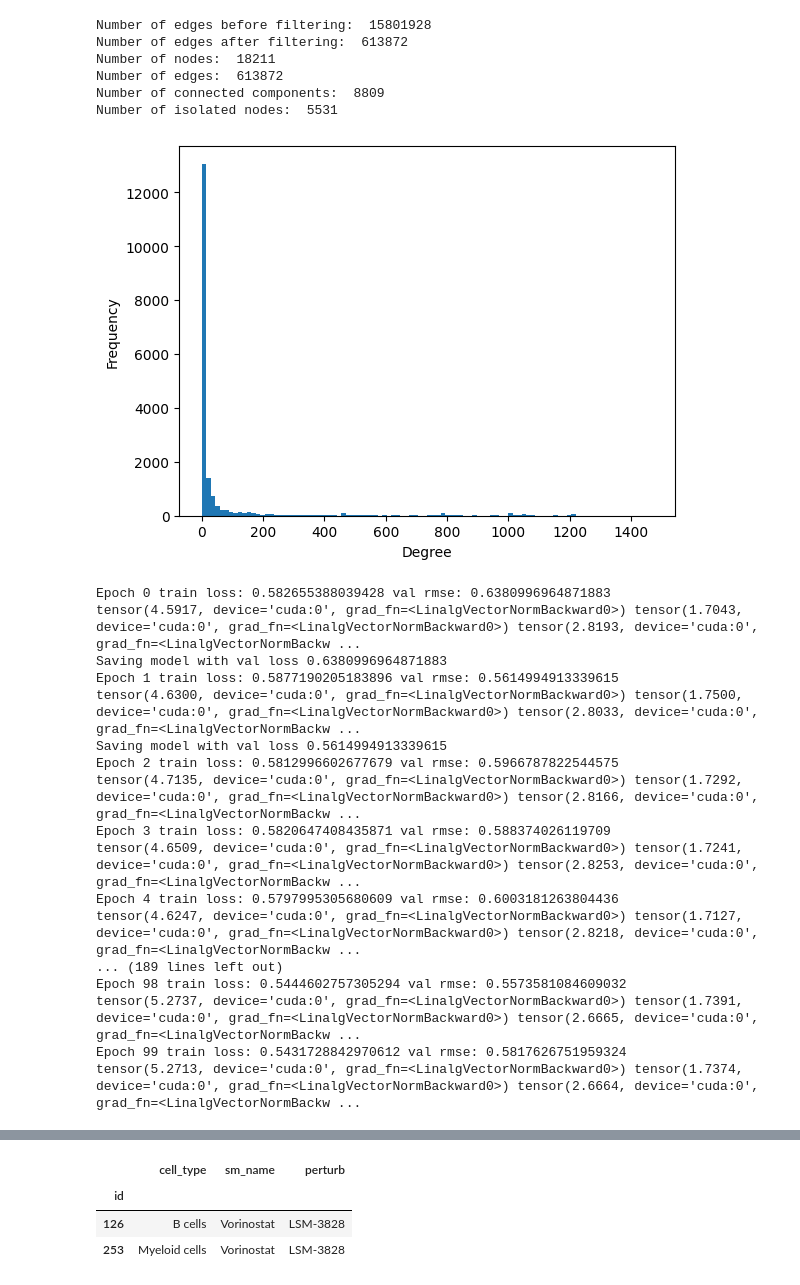
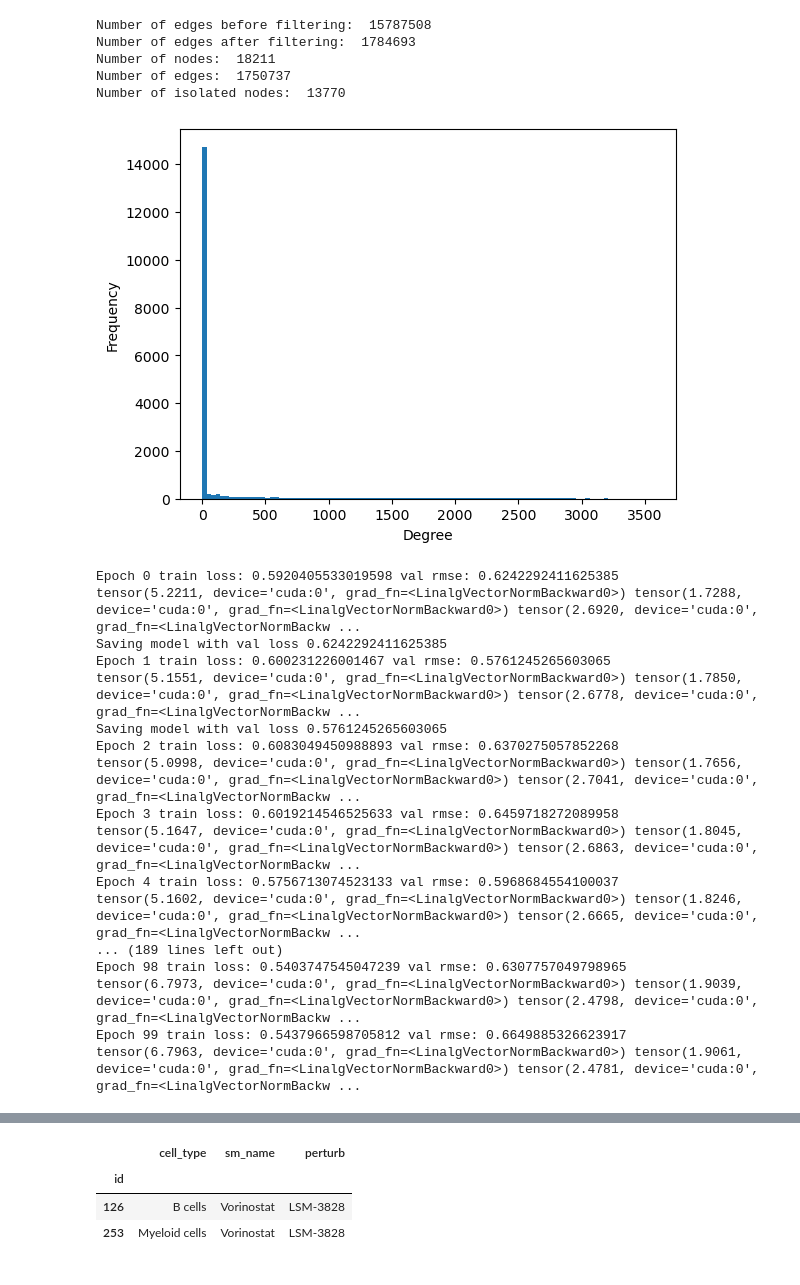
Before and after one commit to super-dainiu/kaggle-perturbation, a Jupyter notebook: notebooks/regression.ipynb, the cells around one changed output, grey strips where cells are left out. Cells and saved outputs as stored; diff of their text form; code cells hidden in the pictures.

```diff
--- a/notebooks/regression.ipynb
+++ b/notebooks/regression.ipynb
@@ -126,19 +126,17 @@ class GeneSimNetwork():
             GeneSimNetwork: gene similarity network
         """
         G = nx.from_pandas_edgelist(edge_list, source='source',
-                                    target='target', edge_attr=['importance'],
-                                    create_using=nx.DiGraph())
+                  target='target', edge_attr=['importance'],
+                  create_using=nx.Graph())
         for n in gene_list:
             if n not in G.nodes():
                 G.add_node(n)
 
-        to_remove = []
-        for n in G.nodes():
-            if n not in gene_list:
-                to_remove.append(n)
+        # Remove nodes not in gene_list
+        G.remove_nodes_from([n for n in G.nodes() if n not in gene_list])
 
-        for n in to_remove:
-            G.remove_node(n)
+        # Remove duplicate edges
+        G.remove_edges_from(nx.selfloop_edges(G))
 
         edge_index_ = [(node_map[e[0]], node_map[e[1]]) for e in G.edges]
 
@@ -354,30 +352,28 @@ class DERegressor(nn.Module):
 # %%
 dataset = load_dataset(train_path)
 submission = load_dataset(submit_path, is_test=True, cat_dict=dataset.cat_dict, scaler=dataset.scaler)
 
 gene_list = dataset.df.columns[5:].tolist()
 node_map = {gene: i for i, gene in enumerate(gene_list)}
-gene_sim_network = load_gene_network('data/grn/go.csv', gene_list, node_map, threshold=0.3)
+gene_sim_network = load_gene_network('data/grn/coexpression.csv', gene_list, node_map, threshold=0.3)
 
 # statistics of gene similarity network
 print('Number of nodes: ', gene_sim_network.G.number_of_nodes())
 print('Number of edges: ', gene_sim_network.G.number_of_edges())
-print('Number of connected components: ', nx.number_weakly_connected_components(gene_sim_network.G))
 print('Number of isolated nodes: ', len(list(nx.isolates(gene_sim_network.G))))
 # degree distribution
 degrees = [d for n, d in gene_sim_network.G.degree()]
 plt.hist(degrees, bins=100)
 plt.xlabel('Degree')
 plt.ylabel('Frequency')
 plt.show()
 # %% [output]
-Number of edges before filtering:  15801928
-Number of edges after filtering:  613872
+Number of edges before filtering:  15787508
+Number of edges after filtering:  1784693
 Number of nodes:  18211
-Number of edges:  613872
-Number of connected components:  8809
-Number of isolated nodes:  5531
+Number of edges:  1750737
+Number of isolated nodes:  13770
-[figure, old version]
+[figure, new version]
 # %%
 model_config = {
     'hidden_size': 256,
@@ -399,14 +395,14 @@ val_loader = DataLoader(val_dataset, batch_size=8, shuffle=False)
 geneformer_embeddings = torch.load('models/geneformer_embeddings_.pt')
 chemberta_embeddings = torch.load('models/chemberta_embeddings.pt')
 # %%
-experiment_name = 'grn_model_3'
+experiment_name = 'grn_model_4'
 
 # model = DERegressor(model_config)
 # model.w_p.data *= 2
 # model.w_x.data *= 5
-model.set_cell_embedding(geneformer_embeddings, freeze=True)
-model.set_condition_embedding('perturb', chemberta_embeddings, freeze=True)
-model.set_graph(gene_sim_network.edge_index, gene_sim_network.edge_weight)
+# model.set_cell_embedding(geneformer_embeddings, freeze=True)
+# model.set_condition_embedding('perturb', chemberta_embeddings, freeze=True)
+# model.set_graph(gene_sim_network.edge_index, gene_sim_network.edge_weight)
 device = torch.device('cuda' if torch.cuda.is_available() else 'cpu')
 optimizer = optim.Adam(model.parameters(), lr=1e-3, weight_decay=1e-5)
 scheduler = optim.lr_scheduler.CosineAnnealingLR(optimizer, T_max=20, eta_min=1e-4)
@@ -424,21 +420,21 @@ for epoch in range(100):
         print(f'Saving model with val loss {val_loss}')
         torch.save(model.state_dict(), f'models/{experiment_name}.pt')
 # %% [output]
-Epoch 0 train loss: 0.582655388039428 val rmse: 0.6380996964871883
-tensor(4.5917, device='cuda:0', grad_fn=<LinalgVectorNormBackward0>) tensor(1.7043, device='cuda:0', grad_fn=<LinalgVectorNormBackward0>) tensor(2.8193, device='cuda:0', grad_fn=<LinalgVectorNormBackw ...
-Saving model with val loss 0.6380996964871883
-Epoch 1 train loss: 0.5877190205183896 val rmse: 0.5614994913339615
-tensor(4.6300, device='cuda:0', grad_fn=<LinalgVectorNormBackward0>) tensor(1.7500, device='cuda:0', grad_fn=<LinalgVectorNormBackward0>) tensor(2.8033, device='cuda:0', grad_fn=<LinalgVectorNormBackw ...
-Saving model with val loss 0.5614994913339615
-Epoch 2 train loss: 0.5812996602677679 val rmse: 0.5966787822544575
-tensor(4.7135, device='cuda:0', grad_fn=<LinalgVectorNormBackward0>) tensor(1.7292, device='cuda:0', grad_fn=<LinalgVectorNormBackward0>) tensor(2.8166, device='cuda:0', grad_fn=<LinalgVectorNormBackw ...
-Epoch 3 train loss: 0.5820647408435871 val rmse: 0.588374026119709
-tensor(4.6509, device='cuda:0', grad_fn=<LinalgVectorNormBackward0>) tensor(1.7241, device='cuda:0', grad_fn=<LinalgVectorNormBackward0>) tensor(2.8253, device='cuda:0', grad_fn=<LinalgVectorNormBackw ...
-Epoch 4 train loss: 0.5797995305680609 val rmse: 0.6003181263804436
-tensor(4.6247, device='cuda:0', grad_fn=<LinalgVectorNormBackward0>) tensor(1.7127, device='cuda:0', grad_fn=<LinalgVectorNormBackward0>) tensor(2.8218, device='cuda:0', grad_fn=<LinalgVectorNormBackw ...
+Epoch 0 train loss: 0.5920405533019598 val rmse: 0.6242292411625385
+tensor(5.2211, device='cuda:0', grad_fn=<LinalgVectorNormBackward0>) tensor(1.7288, device='cuda:0', grad_fn=<LinalgVectorNormBackward0>) tensor(2.6920, device='cuda:0', grad_fn=<LinalgVectorNormBackw ...
+Saving model with val loss 0.6242292411625385
+Epoch 1 train loss: 0.600231226001467 val rmse: 0.5761245265603065
+tensor(5.1551, device='cuda:0', grad_fn=<LinalgVectorNormBackward0>) tensor(1.7850, device='cuda:0', grad_fn=<LinalgVectorNormBackward0>) tensor(2.6778, device='cuda:0', grad_fn=<LinalgVectorNormBackw ...
+Saving model with val loss 0.5761245265603065
+Epoch 2 train loss: 0.6083049450988893 val rmse: 0.6370275057852268
+tensor(5.0998, device='cuda:0', grad_fn=<LinalgVectorNormBackward0>) tensor(1.7656, device='cuda:0', grad_fn=<LinalgVectorNormBackward0>) tensor(2.7041, device='cuda:0', grad_fn=<LinalgVectorNormBackw ...
+Epoch 3 train loss: 0.6019214546525633 val rmse: 0.6459718272089958
+tensor(5.1647, device='cuda:0', grad_fn=<LinalgVectorNormBackward0>) tensor(1.8045, device='cuda:0', grad_fn=<LinalgVectorNormBackward0>) tensor(2.6863, device='cuda:0', grad_fn=<LinalgVectorNormBackw ...
+Epoch 4 train loss: 0.5756713074523133 val rmse: 0.5968684554100037
+tensor(5.1602, device='cuda:0', grad_fn=<LinalgVectorNormBackward0>) tensor(1.8246, device='cuda:0', grad_fn=<LinalgVectorNormBackward0>) tensor(2.6665, device='cuda:0', grad_fn=<LinalgVectorNormBackw ...
 ... (189 lines left out)
-Epoch 98 train loss: 0.5444602757305294 val rmse: 0.5573581084609032
-tensor(5.2737, device='cuda:0', grad_fn=<LinalgVectorNormBackward0>) tensor(1.7391, device='cuda:0', grad_fn=<LinalgVectorNormBackward0>) tensor(2.6665, device='cuda:0', grad_fn=<LinalgVectorNormBackw ...
-Epoch 99 train loss: 0.5431728842970612 val rmse: 0.5817626751959324
-tensor(5.2713, device='cuda:0', grad_fn=<LinalgVectorNormBackward0>) tensor(1.7374, device='cuda:0', grad_fn=<LinalgVectorNormBackward0>) tensor(2.6664, device='cuda:0', grad_fn=<LinalgVectorNormBackw ...
+Epoch 98 train loss: 0.5403747545047239 val rmse: 0.6307757049798965
+tensor(6.7973, device='cuda:0', grad_fn=<LinalgVectorNormBackward0>) tensor(1.9039, device='cuda:0', grad_fn=<LinalgVectorNormBackward0>) tensor(2.4798, device='cuda:0', grad_fn=<LinalgVectorNormBackw ...
+Epoch 99 train loss: 0.5437966598705812 val rmse: 0.6649885326623917
+tensor(6.7963, device='cuda:0', grad_fn=<LinalgVectorNormBackward0>) tensor(1.9061, device='cuda:0', grad_fn=<LinalgVectorNormBackward0>) tensor(2.4781, device='cuda:0', grad_fn=<LinalgVectorNormBackw ...
 # %%
```
Also changed, not shown: parts of 3 cells of this notebook, 2 other files.
